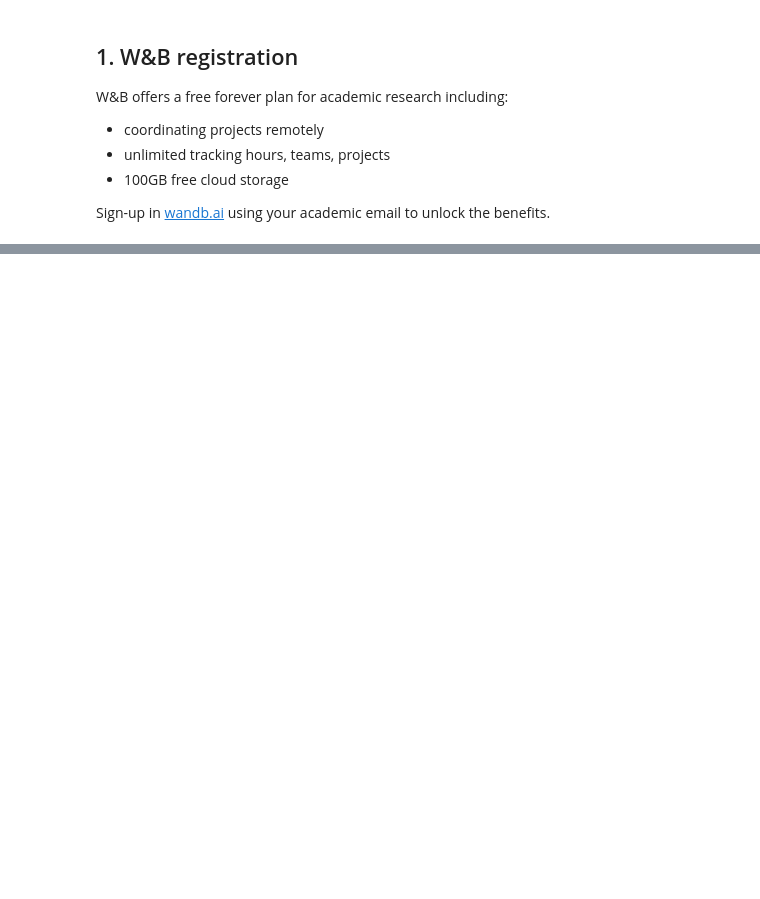
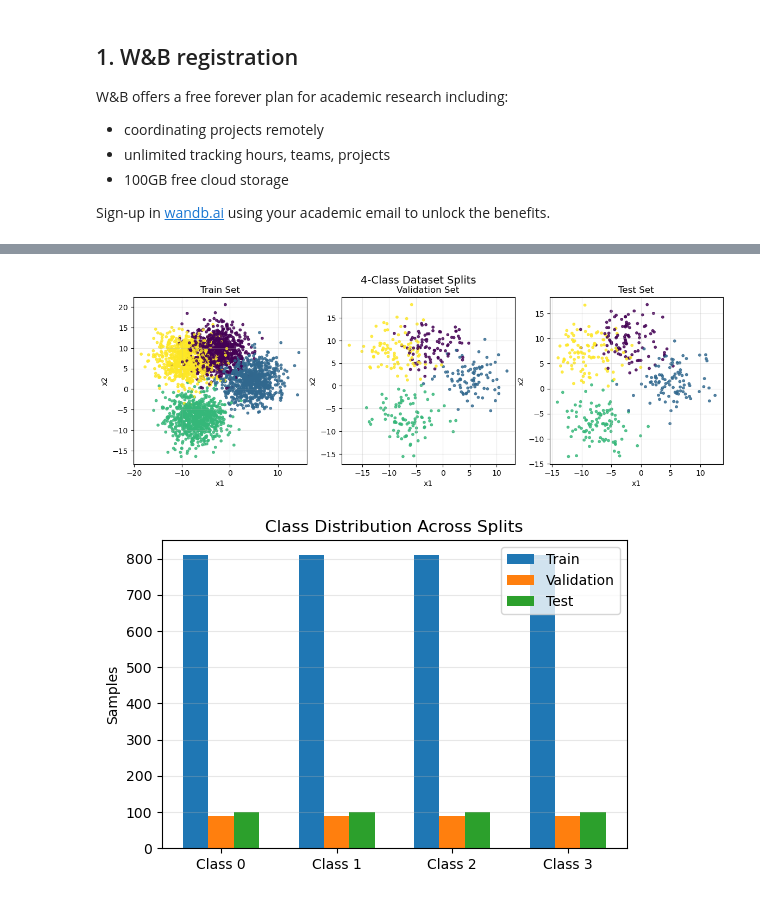
Before and after one commit to imendezguerra/wandb_tutorial, a Jupyter notebook: wandb_tutorial.ipynb, the cells around one changed output, grey strips where cells are left out. Drawn from its saved outputs; the diff is of its cells as text; code cells hidden in the pictures; blank space fills up the shorter version.

```diff
--- a/wandb_tutorial.ipynb
+++ b/wandb_tutorial.ipynb
@@ -77,0 +124,16 @@ True
+# %%
+# Define data config and output path
+output_path = Path('data', 'blob_dataset')
+config = {
+    'seed': 42,
+    'n_samples': 1000,
+    'n_features': 2,
+    'n_classes': 4,
+    'cluster_std': 3,
+    'val_size': 0.1,
+    'test_size': 0.1,
+}
+
+# Generate synthetic dataset and store it locally
+generate_dataset(config, output_path)
+# %% [output]
@@ -77,0 +155,2 @@ True
+[figure, added]
+[figure, added]
```
Also changed, not shown: parts of 26 cells of this notebook.
